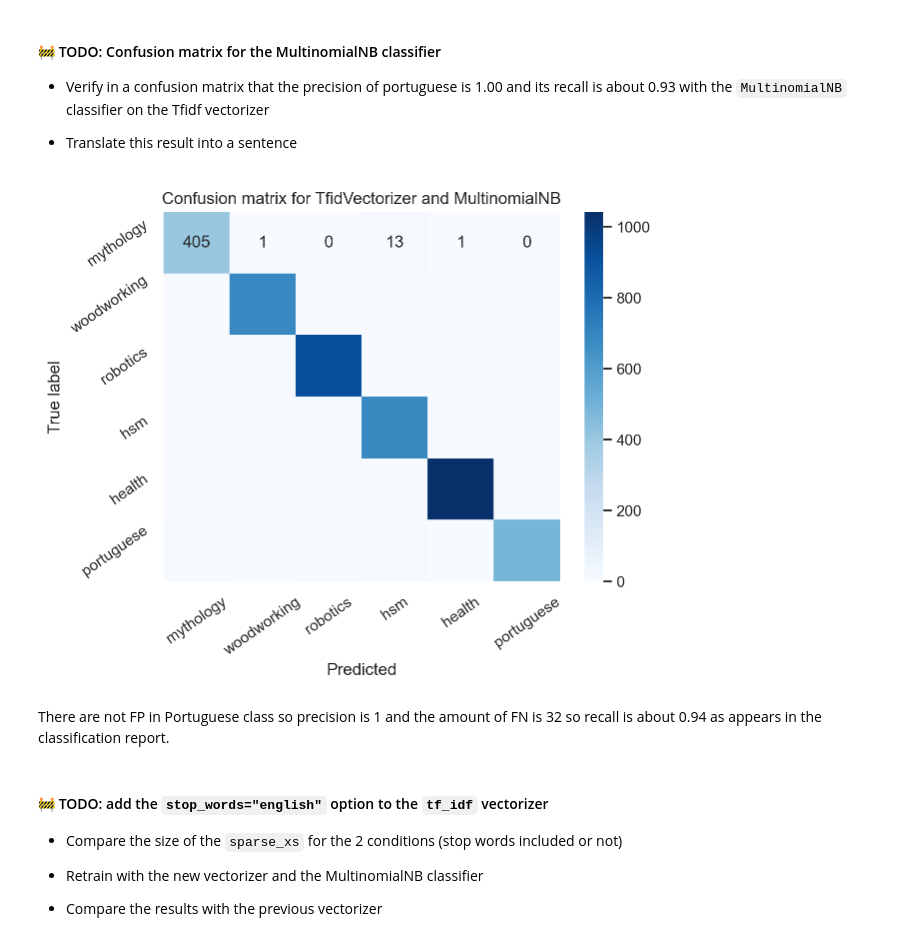
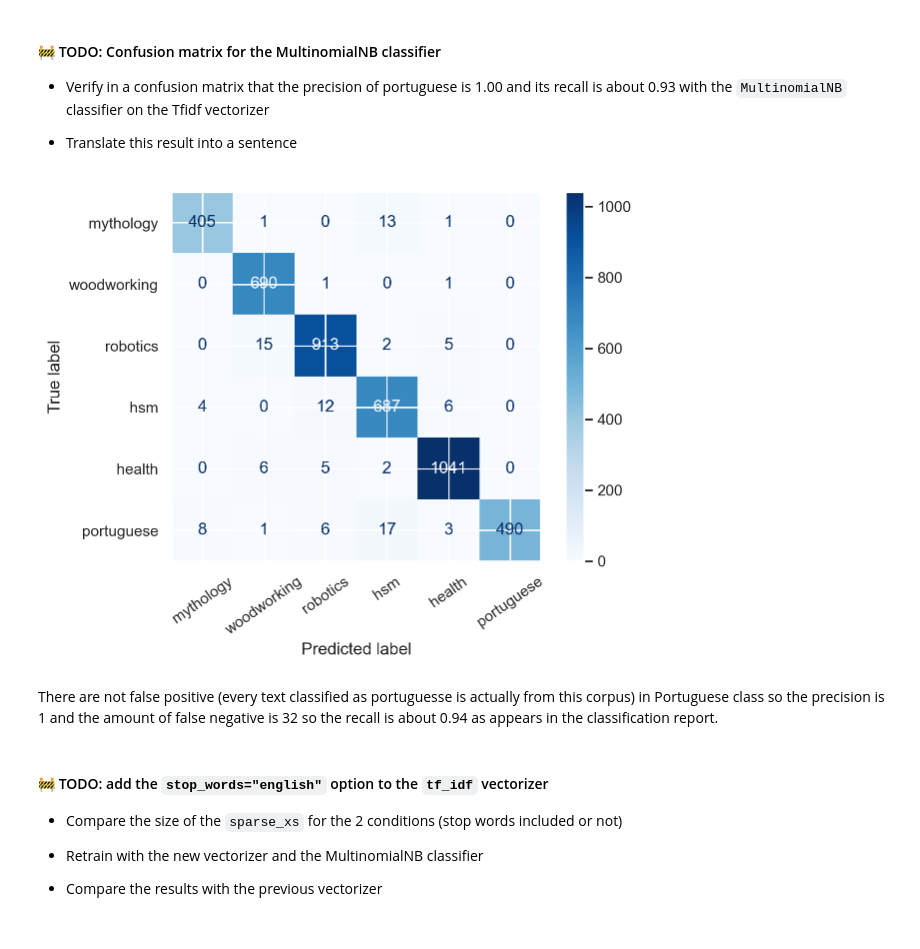
Before and after one commit to jlopetegui98/HandsOn-NLP, a Jupyter notebook: TP3/HoNLP-week3.ipynb, the cells around one changed output. Saved outputs shown, nothing was run; the diff lists cells and outputs as text; code cells hidden in the pictures.

```diff
--- a/TP3/HoNLP-week3.ipynb
+++ b/TP3/HoNLP-week3.ipynb
@@ -427,19 +427,17 @@ weighted avg       0.95      0.95      0.95      4335
 - Verify in a confusion matrix that the precision of portuguese is 1.00 and its recall is about 0.93 with the `MultinomialNB` classifier on the Tfidf vectorizer
 
 - Translate this result into a sentence
-# %%
-cm_tf_cv_mnb = confusion_matrix(test_ys, pred_TF_MNB)
-sns.heatmap(cm_tf_cv_mnb, annot=True, fmt="d", xticklabels=CORPORA, yticklabels=CORPORA, cmap="Blues")
-plt.xlabel("Predicted")
-plt.xticks(rotation=35)
-plt.ylabel("True label")
-plt.yticks(rotation=35)
-plt.title("Confusion matrix for TfidVectorizer and MultinomialNB")
-plt.show()
-# %% [output]
-[figure, removed]
+# %%
+# plot confusion matrix
+cm_tf_cv_mnb = confusion_matrix(test_ys, pred_TF_MNB)
+disp = ConfusionMatrixDisplay(confusion_matrix=cm_tf_cv_mnb, display_labels=CORPORA)
+disp.plot(cmap="Blues")
+plt.xticks(rotation=35)
+plt.show()
+# %% [output]
+[figure, added]
 # %% [markdown]
-There are not FP in Portuguese class so precision is 1 and the amount of FN is 32 so recall is about 0.94 as appears in the classification report.
+There are not false positive (every text classified as portuguesse is actually from this corpus) in Portuguese class so the precision is 1 and the amount of false negative is 32 so the recall is about 0.94 as appears in the classification report.
 # %% [markdown]
 #### 🚧 TODO: add the `stop_words="english"` option to the `tf_idf` vectorizer
 
```
Also changed, not shown: parts of 21 cells of this notebook.
